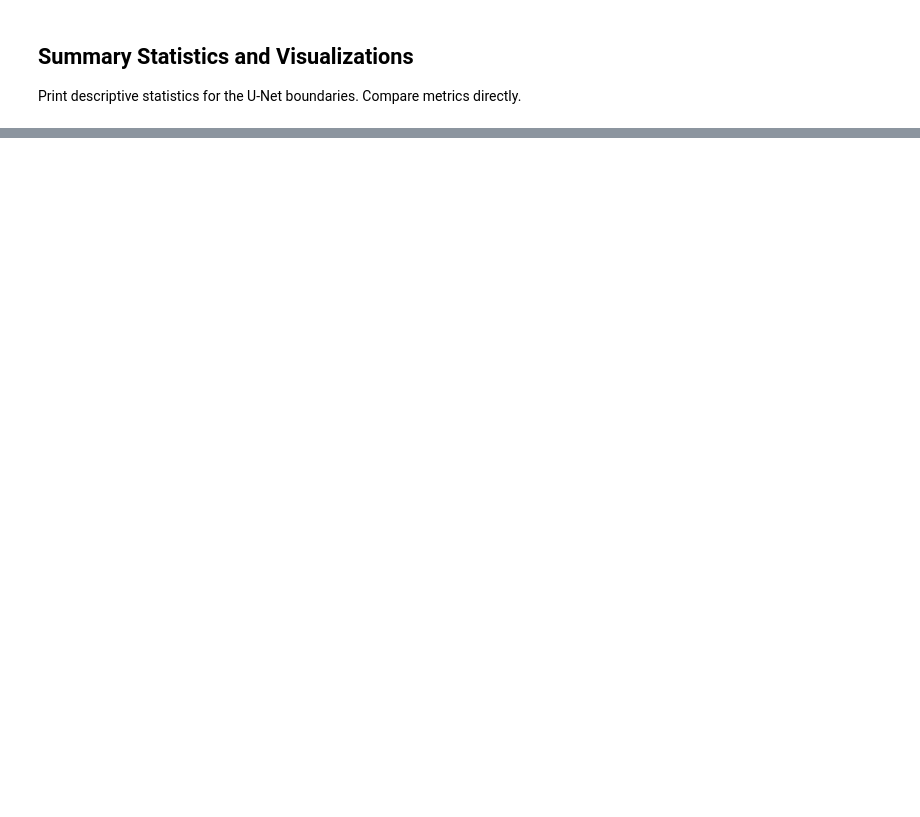
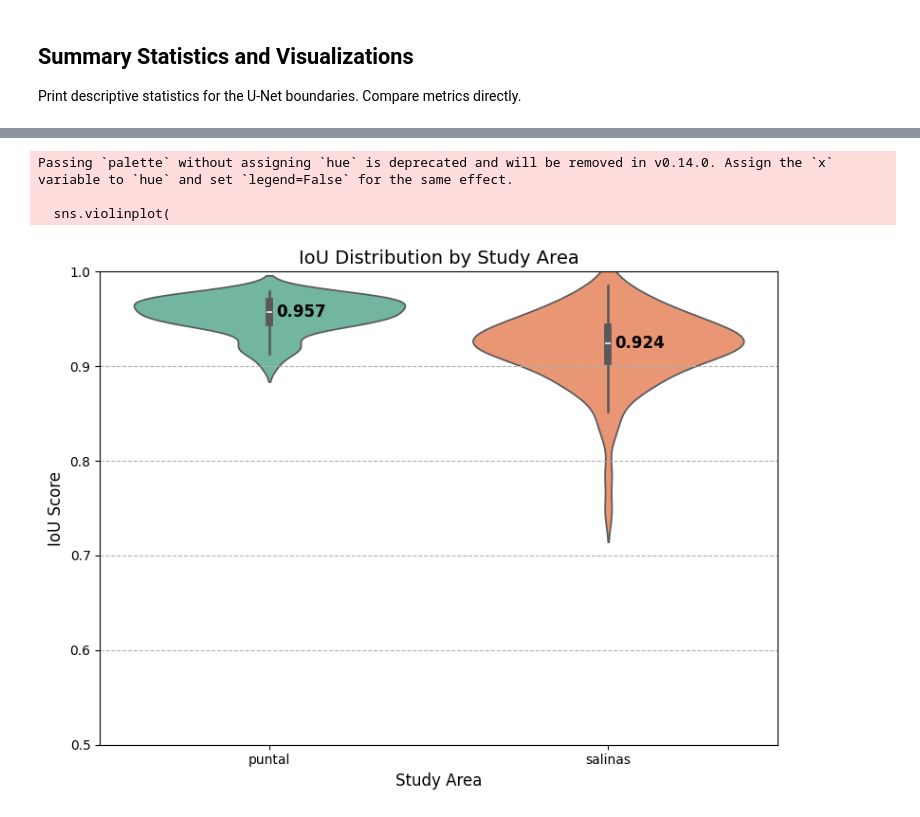
Before and after one commit to AlbertGallegoJimenez/sentinel2-coastline-benchmarking, a Jupyter notebook: notebooks/evaluate_dl_binary.ipynb, the cells around one changed output, grey strips where cells are left out. Drawn from its saved outputs; the diff is of its cells as text; code cells hidden in the pictures; blank space fills up the shorter version.

```diff
--- a/notebooks/evaluate_dl_binary.ipynb
+++ b/notebooks/evaluate_dl_binary.ipynb
@@ -261,0 +465,33 @@ plt.show()
+# %%
+fig, ax = plt.subplots(figsize=(8, 6))
+sns.violinplot(
+    data=df_results,
+    x='study_name',
+    y='iou',
+    palette='Set2',
+    ax=ax,
+    inner='box'
+)
+# Add the median IoU value at the right of each violin
+for i, study in enumerate(df_results['study_name'].unique()):
+    median_iou = df_results[df_results['study_name'] == study]['iou'].median()
+    ax.text(
+        i + 0.02,
+        median_iou,
+        f'{median_iou:.3f}',
+        ha="left",
+        va="center",
+        fontsize=12,
+        fontweight='bold'
+        )
+ax.set_title('IoU Distribution by Study Area', fontsize=14)
+ax.set_xlabel('Study Area', fontsize=12)
+ax.set_ylabel('IoU Score', fontsize=12)
+ax.set_ylim([0.5, 1.0])
+plt.grid(True, axis='y', ls='--')
+plt.tight_layout()
+# %% [output]
+Passing `palette` without assigning `hue` is deprecated and will be removed in v0.14.0. Assign the `x` variable to `hue` and set `legend=False` for the same effect.
+
+  sns.violinplot(
+[figure, added]
```
Also changed, not shown: parts of 11 cells of this notebook.
